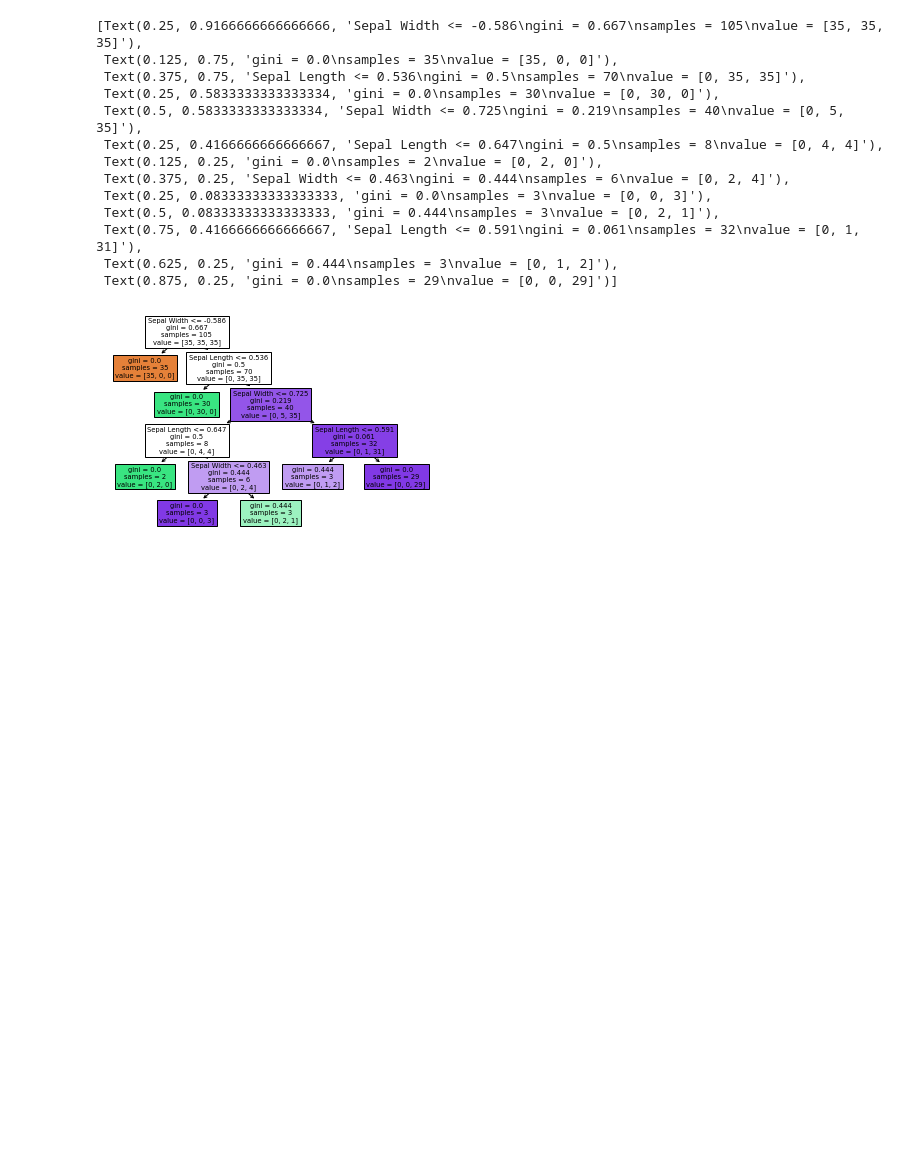
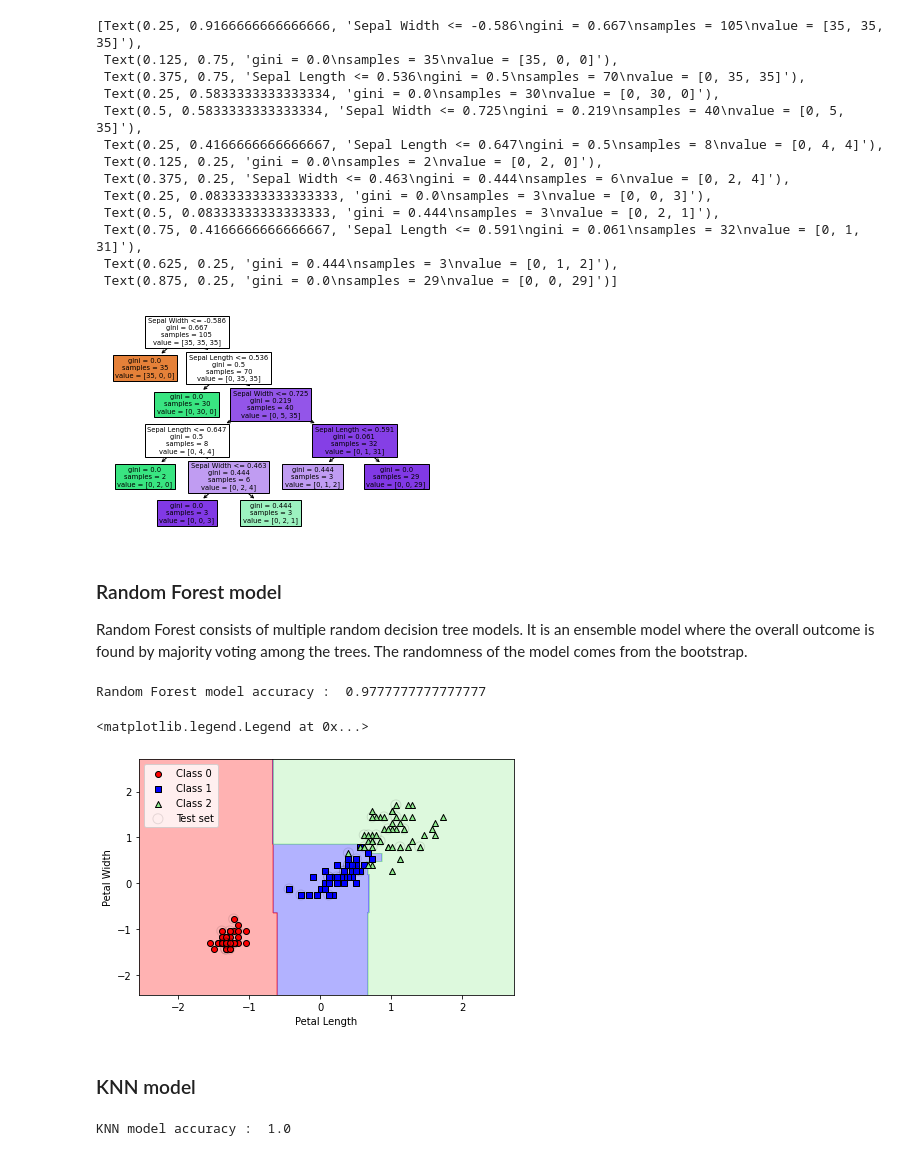
Before and after one commit to ebzkurt1/ml_from_scratch, a Jupyter notebook: ML_Models_with_Sklearn.ipynb, the cells around one changed output. Saved outputs shown, nothing was run; the diff lists cells and outputs as text; code cells hidden in the pictures; blank space fills up the shorter version.

```diff
--- a/ML_Models_with_Sklearn.ipynb
+++ b/ML_Models_with_Sklearn.ipynb
@@ -323,3 +325,46 @@ tree.plot_tree(decision_tree_model,
  Text(0.625, 0.25, 'gini = 0.444\nsamples = 3\nvalue = [0, 1, 2]'),
  Text(0.875, 0.25, 'gini = 0.0\nsamples = 29\nvalue = [0, 0, 29]')]
 [figure]
+# %% [markdown]
+### Random Forest model
+Random Forest consists of multiple random decision tree models. It is an ensemble model where the overall outcome is found by majority voting among the trees. The randomness of the model comes from the bootstrap.
+# %%
+forest_model = RandomForestClassifier(
+    n_estimators=25, # Number of trees generated in the model
+    random_state=1,
+    n_jobs=2 # Making parallel computing by using 2 cores
+)
+forest_model.fit(X_train_scaled,y_train)
+forest_prediction = forest_model.predict(X_test_scaled)
+forest_accuracy = (forest_prediction == y_test).sum()/y_test.shape[0]
+print("Random Forest model accuracy : ", forest_accuracy)
+# %% [output]
+Random Forest model accuracy :  0.9777777777777777
+# %%
+plot_model_decision_region(
+    np.vstack((X_train_scaled,X_test_scaled)),
+    np.hstack((y_train,y_test)),
+    classifier=forest_model,
+    test_idx=range(105,150)
+)
+plt.xlabel('Petal Length')
+plt.ylabel('Petal Width')
+plt.tight_layout()
+plt.legend()
+# %% [output]
+<matplotlib.legend.Legend at 0x...>
+[figure, added]
+# %% [markdown]
+### KNN model
+# %%
+knn_model = KNeighborsClassifier(
+    n_neighbors=5, # Number of neighbors used for majority voting
+    p=2,
+    metric='minkowski', # Distance measure used in the model
+)
+knn_model.fit(X_train_scaled,y_train)
+knn_prediction = knn_model.predict(X_test_scaled)
+knn_accuracy = (knn_prediction == y_test).sum()/y_test.shape[0]
+print("KNN model accuracy : ", knn_accuracy)
+# %% [output]
+KNN model accuracy :  1.0
```
Also changed, not shown: parts of 6 cells of this notebook.
